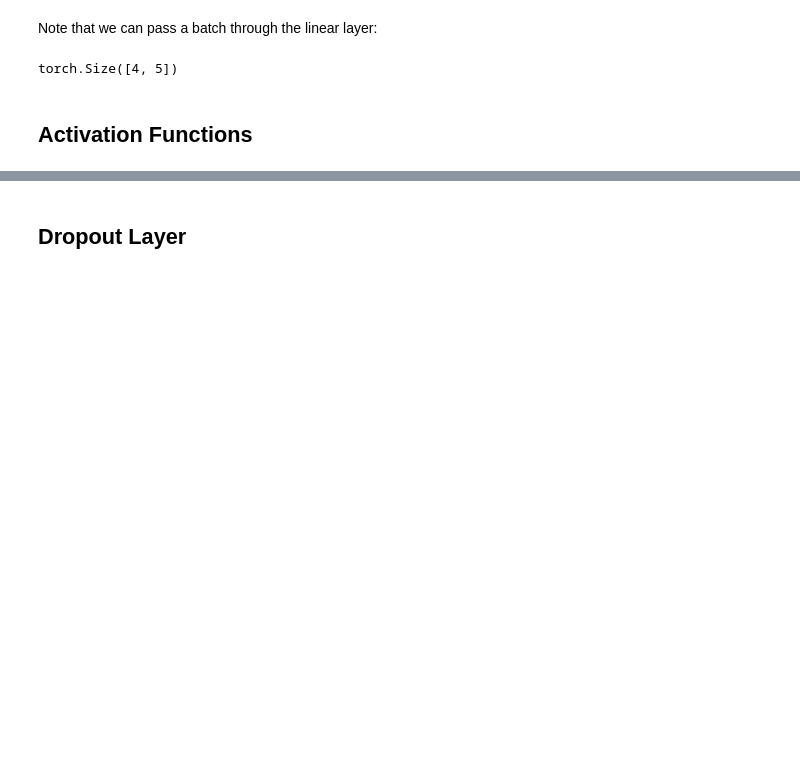
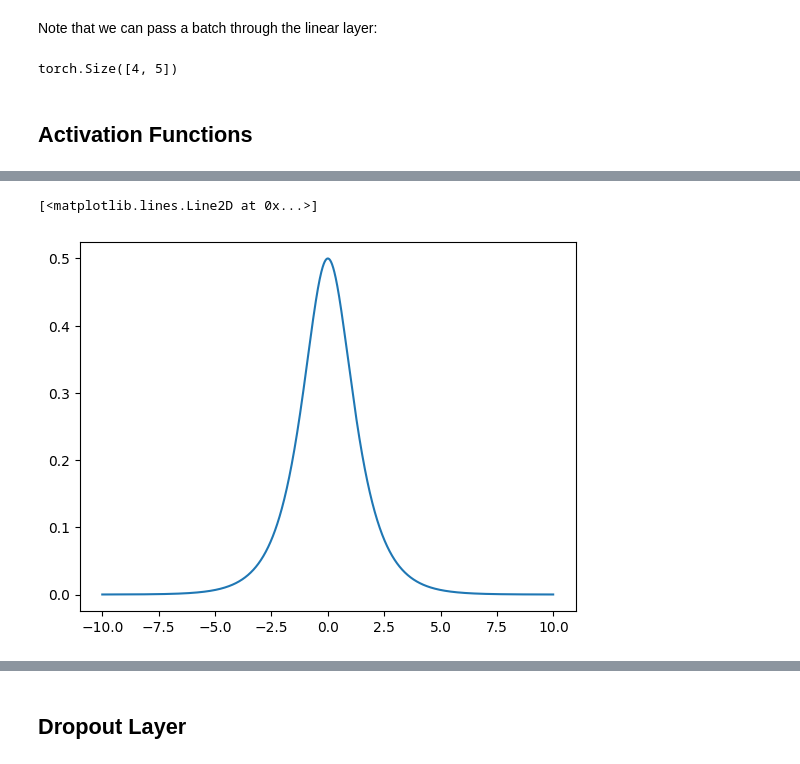
Before and after one commit to uhasker/large-language-models, a Jupyter notebook: _sources/chapter4/layers.ipynb, the cells around one changed output, grey strips where cells are left out. Drawn from its saved outputs; the diff is of its cells as text; code cells hidden in the pictures; blank space fills up the shorter version.

```diff
--- a/_sources/chapter4/layers.ipynb
+++ b/_sources/chapter4/layers.ipynb
@@ -66,0 +101,7 @@ nn.ReLU, nn.GELU
+# %%
+sigmoid_derivative_xs = np.arange(-10, 10, 0.01)
+sigmoid_derivative_ys = np.exp(-sigmoid_derivative_xs) / (1 + np.exp(-sigmoid_derivative_xs) ** 2)
+plt.plot(sigmoid_derivative_xs, sigmoid_derivative_ys)
+# %% [output]
+[<matplotlib.lines.Line2D at 0x...>]
+[figure, added]
```
Also changed, not shown: parts of 23 cells of this notebook, 17 other files.
